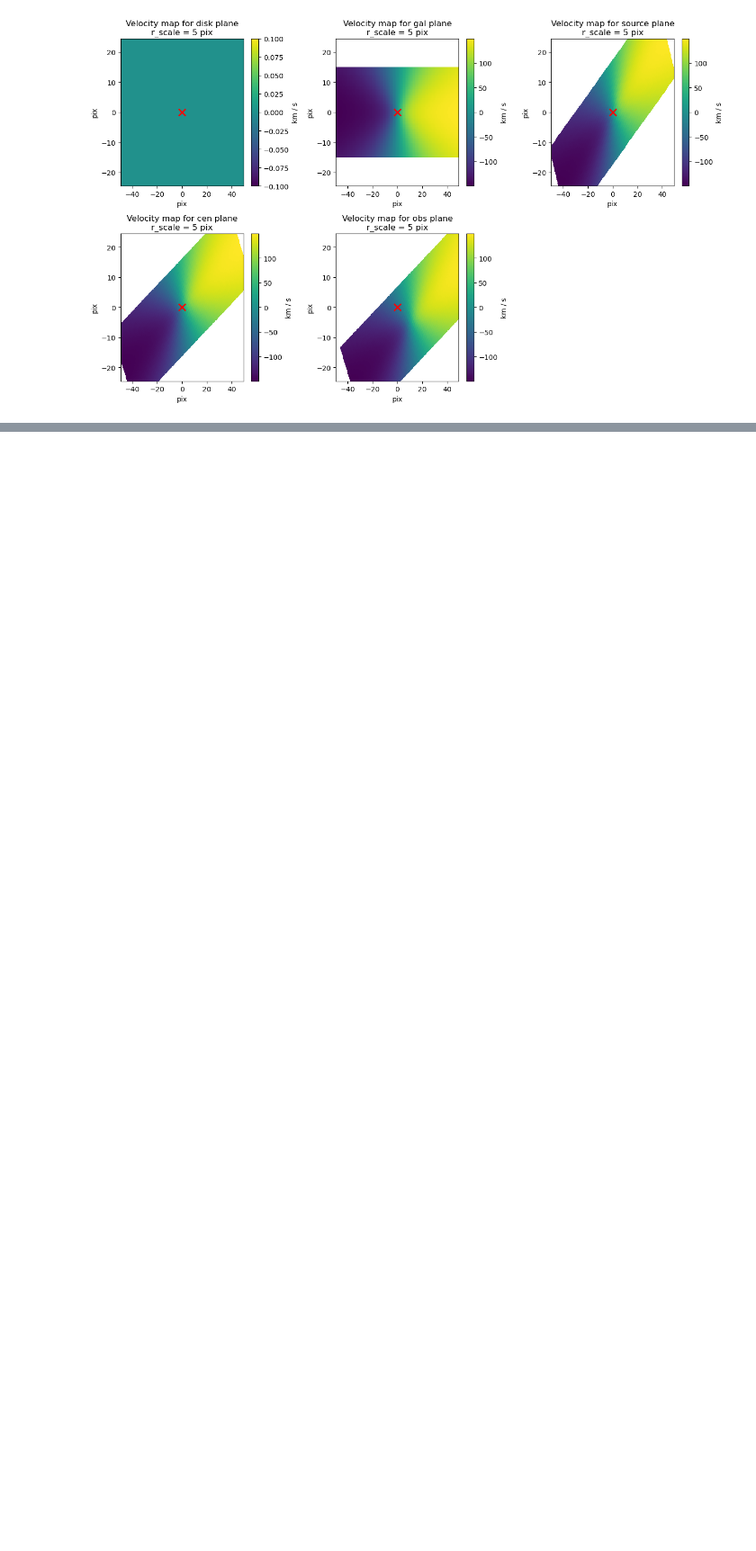
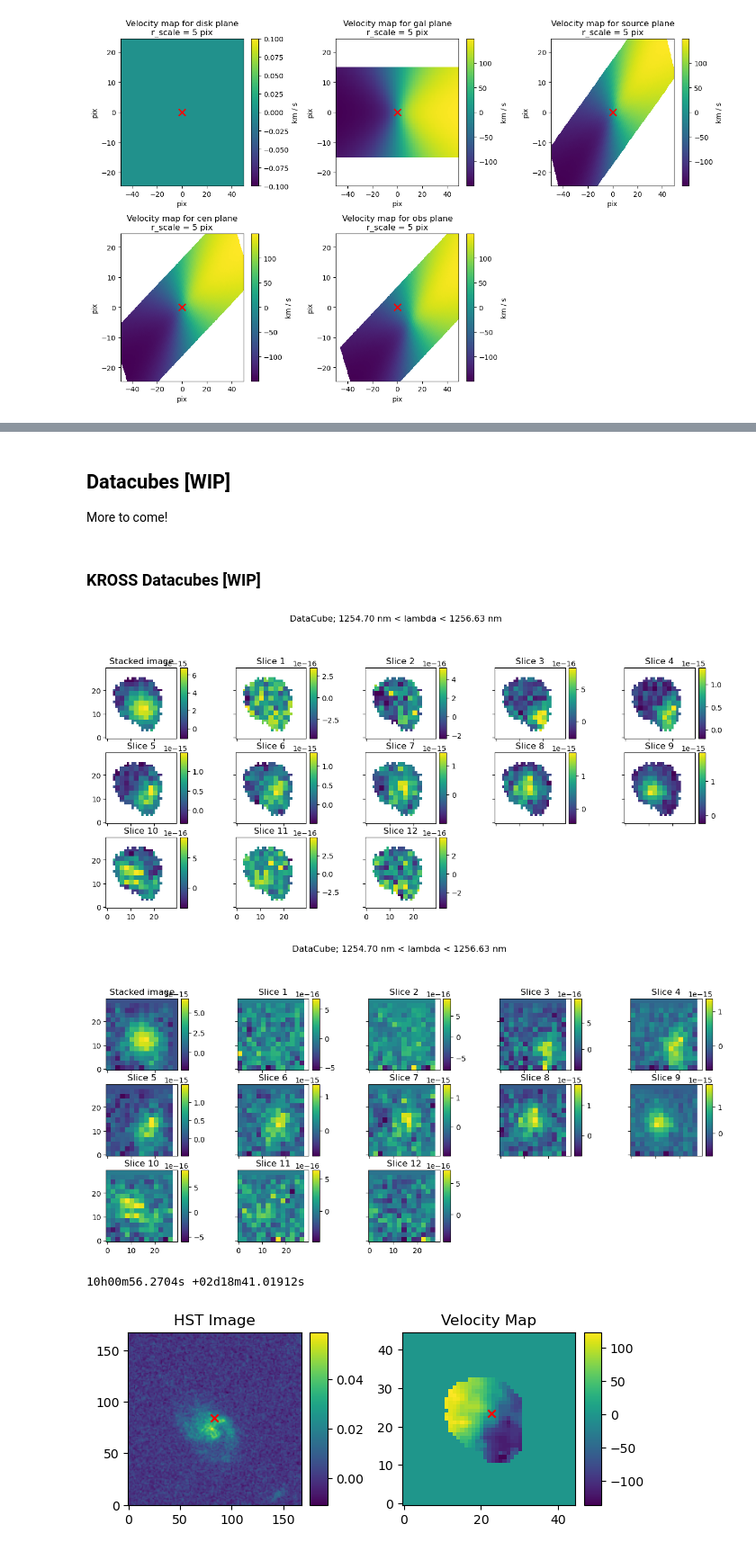
Before and after one commit to sweverett/kl-tools, a Jupyter notebook: notebooks/getting_started.ipynb, the cells around one changed output, grey strips where cells are left out. Shown at 90% size. Cells and saved outputs as stored; diff of their text form; code cells hidden in the pictures; blank space fills up the shorter version.

```diff
--- a/notebooks/getting_started.ipynb
+++ b/notebooks/getting_started.ipynb
@@ -58,0 +160,4 @@ vmap.plot_map_transforms(X=X, Y=Y)
+# %% [markdown]
+## Datacubes [WIP]
+
+More to come!
@@ -58,0 +166,54 @@ vmap.plot_map_transforms(X=X, Y=Y)
+# %% [markdown]
+### KROSS Datacubes [WIP]
+# %%
+from kl_tools.kross.cube import KROSSDataCube
+from kl_tools.kross.data import get_kross_obj_data
+
+kid = 171
+cube = KROSSDataCube(kid)
+
+# truncate to the Halpha line
+cube.set_line('Ha')
+
+# might be helpful later on
+obj_data = get_kross_obj_data(kid)
+
+image = obj_data['hst']
+image_wcs = WCS(obj_data['hst_hdr'])
+vmap = obj_data['velocity']
+vmap_wcs = WCS(obj_data['velocity_hdr'])
+
+# mask on
+cube.plot(show=True, mask=True, max_cols=5)
+# mask off
+cube.plot(show=True, mask=False, max_cols=5)
+
+# get the center of the obj
+row = obj_data['catalog']
+ra = row['RA'][0]
+dec = row['DEC'][0]
+coord = SkyCoord(ra, dec, unit='deg')
+print(coord.to_string('hmsdms'))
+
+image_center = image_wcs.world_to_pixel(coord)
+vmap_center = vmap_wcs.world_to_pixel(coord)
+
+plt.subplot(121)
+im = plt.imshow(image, origin='lower')
+add_colorbar(im)
+plt.scatter(*image_center, marker='x', color='r')
+plt.title('HST Image')
+
+plt.subplot(122)
+im = plt.imshow(vmap, origin='lower')
+add_colorbar(im)
+plt.scatter(*vmap_center, marker='x', color='r')
+plt.title('Velocity Map')
+
+# plt.suptitle(f'KID {kid} Data Vector')
+plt.tight_layout()
+# %% [output]
+[figure, added]
+[figure, added]
+10h00m56.2704s +02d18m41.01912s
+[figure, added]
```
Also changed, not shown: parts of 9 cells of this notebook, 3 other files.
